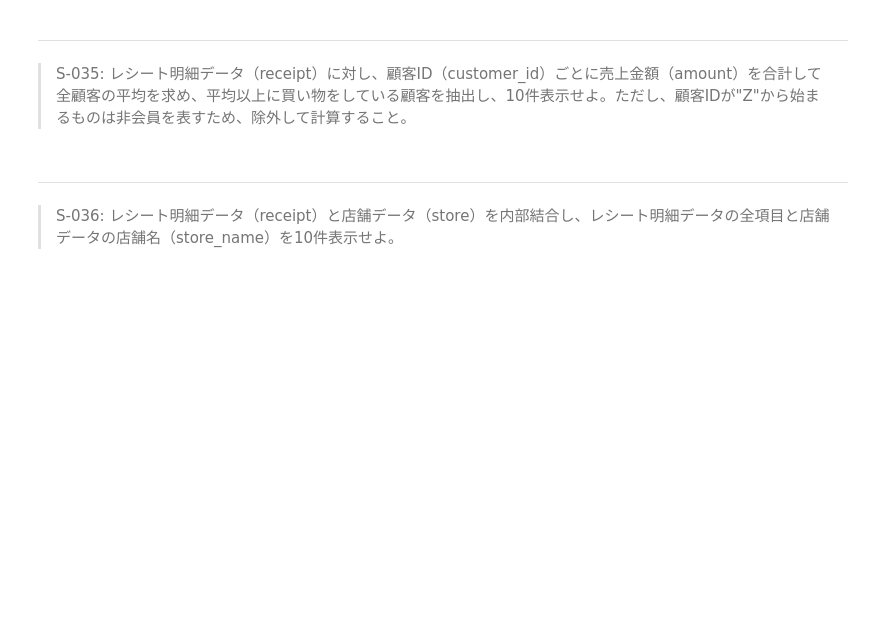
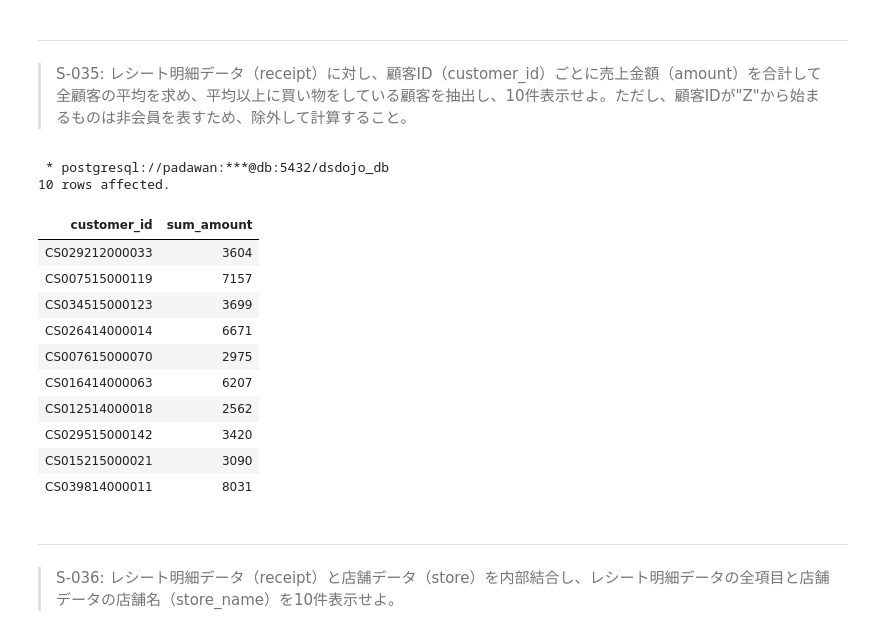
Before and after one commit to KJR020/100knocks-preprocess, a Jupyter notebook: docker/work/preprocess_knock_SQL.ipynb, the cells around one changed output. Drawn from its saved outputs; the diff is of its cells as text; code cells hidden in the pictures; blank space fills up the shorter version.

```diff
--- a/docker/work/preprocess_knock_SQL.ipynb
+++ b/docker/work/preprocess_knock_SQL.ipynb
@@ -902,3 +919,41 @@ LIMIT 5;
+# %%
+%%sql
+
+WITH customer_amount AS (
+
+    SELECT
+        customer_id,
+        SUM(amount) AS sum_amount
+    FROM receipt
+    WHERE customer_id NOT LIKE 'Z%'
+    GROUP BY customer_id
+)
+SELECT
+    customer_id,
+    sum_amount
+FROM customer_amount
+WHERE
+    sum_amount >= (
+        SELECT
+            AVG(sum_amount)
+        FROM customer_amount
+    )
+LIMIT 10
+;
+# %% [output]
+ * postgresql://padawan:***@db:5432/dsdojo_db
+10 rows affected.
+| customer_id | sum_amount |
+| CS029212000033 | 3604 |
+| CS007515000119 | 7157 |
+| CS034515000123 | 3699 |
+| CS026414000014 | 6671 |
+| CS007615000070 | 2975 |
+| CS016414000063 | 6207 |
+| CS012514000018 | 2562 |
+| CS029515000142 | 3420 |
+| CS015215000021 | 3090 |
+| CS039814000011 | 8031 |
 # %% [markdown]
 ---
 > S-036: レシート明細データ（receipt）と店舗データ（store）を内部結合し、レシート明細データの全項目と店舗データの店舗名（store_name）を10件表示せよ。
```
Also changed, not shown: parts of 3 cells of this notebook, 1 other file.
